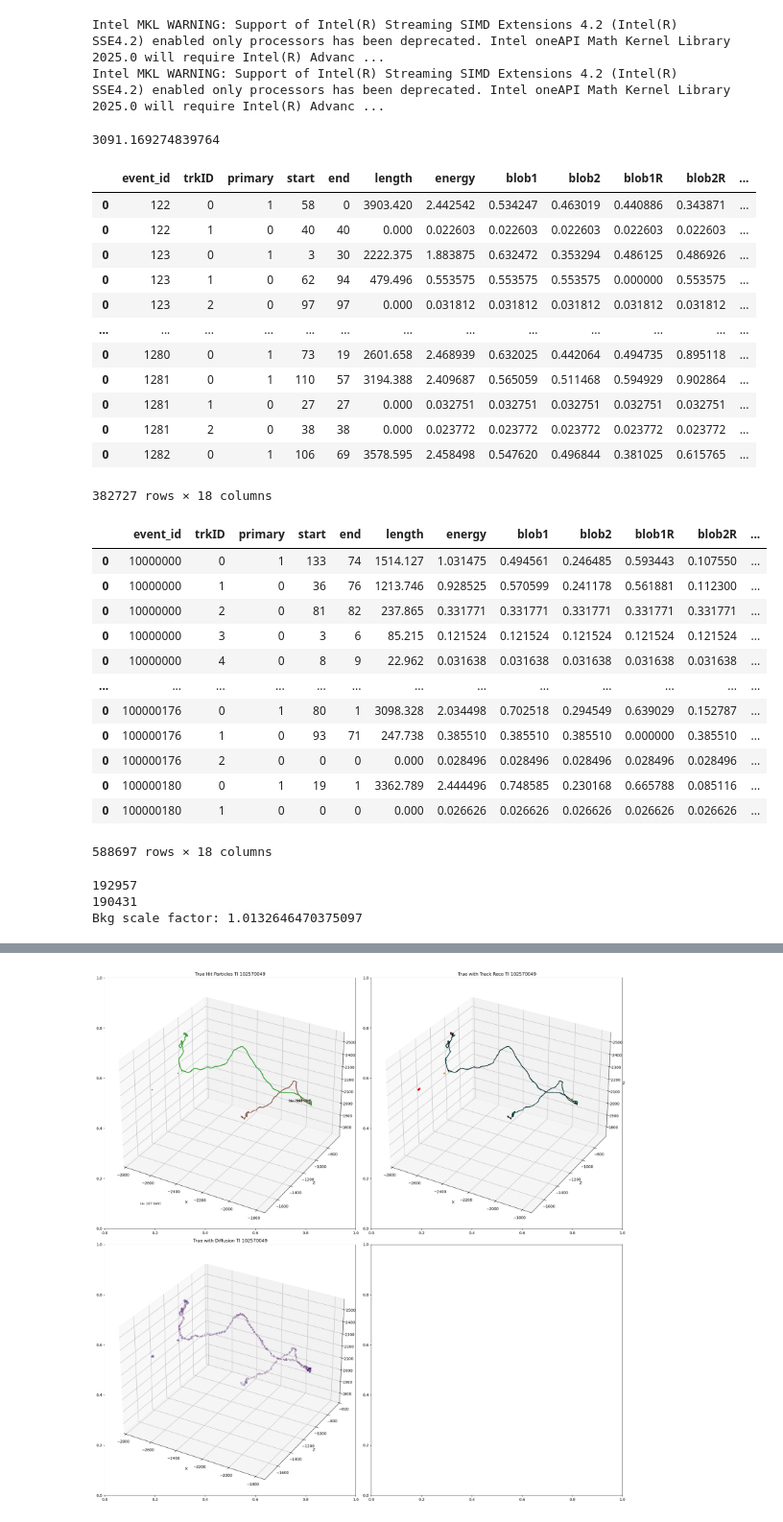
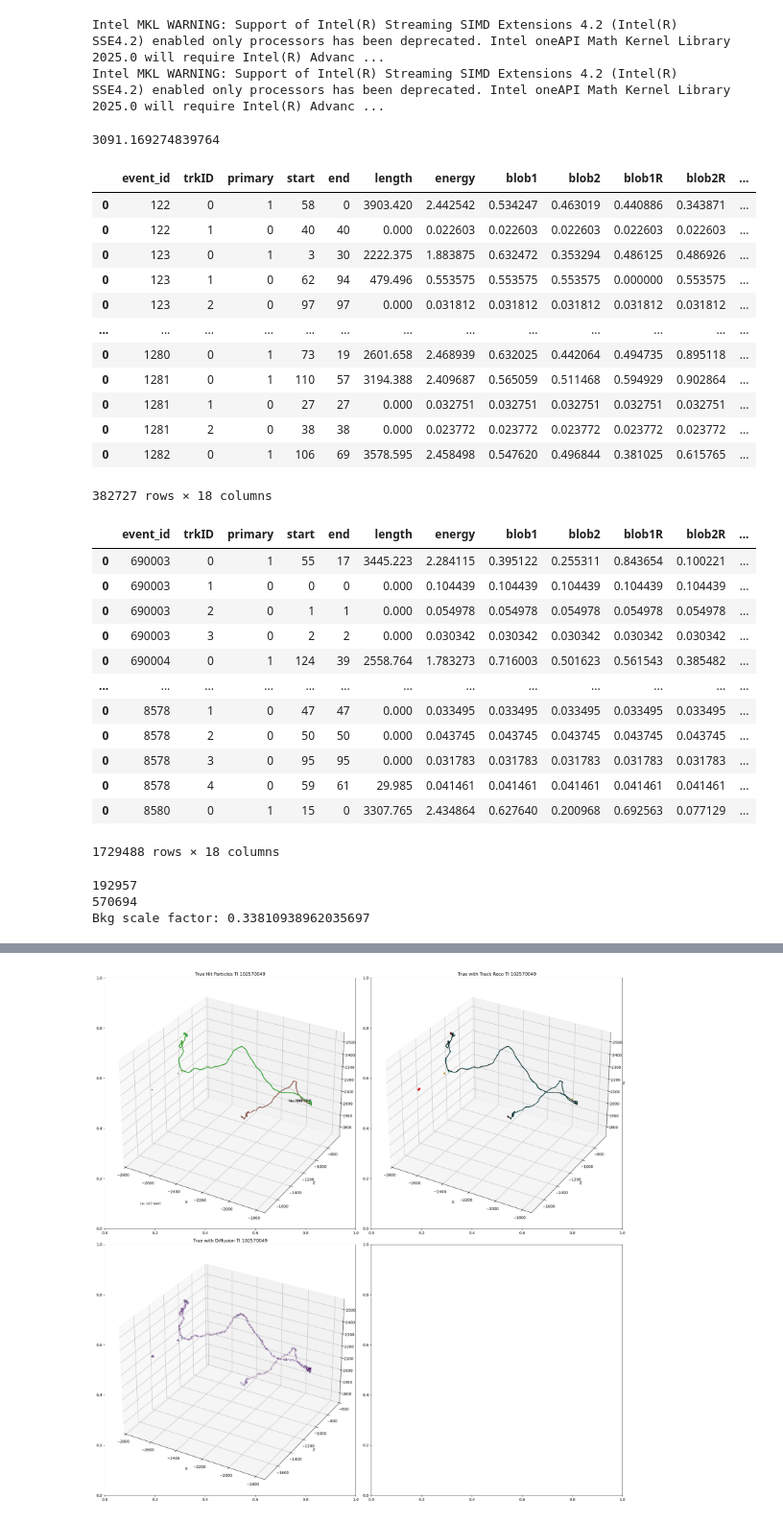
Before and after one commit to kvjmistry/ATPC, a Jupyter notebook: notebooks/TrackAnalysis.ipynb, the cells around one changed output, grey strips where cells are left out. Shown at 96% size. Saved outputs shown, nothing was run; the diff lists cells and outputs as text; code cells hidden in the pictures.

```diff
--- a/notebooks/TrackAnalysis.ipynb
+++ b/notebooks/TrackAnalysis.ipynb
@@ -46,8 +46,8 @@ Bi_meta["Type"] = "Bi"
 single_meta = pd.read_hdf(f"../data/Trackreco/ATPC_single_{pressure}bar_{diff}_reco.h5", "meta")
 single_meta["Type"] = "single"
 
-# Bkg_meta = pd.concat([Tl_meta, Bi_meta, single_meta])
-Bkg_meta = pd.concat([Bi_meta])
+Bkg_meta = pd.concat([Tl_meta, Bi_meta, single_meta])
+# Bkg_meta = pd.concat([Tl_meta])
 display(Bkg_meta)
 
 # ----------------------------------------------------------------------------------------------------
@@ -91,45 +91,45 @@ Single["Type"] = "single"
 #     connection_counts_Bi = pickle.load(pickle_file)
 
 # # Load Tl data
 # with open(tl_file, 'rb') as pickle_file:
 #     Tracks_Tl = pickle.load(pickle_file)
 #     connections_Tl = pickle.load(pickle_file)
 #     connection_counts_Tl = pickle.load(pickle_file)
 
 # # Merge dictionaries
 # Bkg_Tracks = {**Tracks_Bi, **Tracks_Tl}
 # Bkg_connections = {**connections_Bi, **connections_Tl}
 # Bkg_connection_counts = {**connection_counts_Bi, **connection_counts_Tl}
 
 # ----------------------------------------------------------------------------------------------------
 # %% [output]
 3091.169274839764
 |  | event_id | trkID | primary | start | end | length | energy | blob1 | blob2 | blob1R | blob2R | ... |
 | 0 | 122 | 0 | 1 | 58 | 0 | 3903.420 | 2.442542 | 0.534247 | 0.463019 | 0.440886 | 0.343871 | ... |
 | 0 | 122 | 1 | 0 | 40 | 40 | 0.000 | 0.022603 | 0.022603 | 0.022603 | 0.022603 | 0.022603 | ... |
 | 0 | 123 | 0 | 1 | 3 | 30 | 2222.375 | 1.883875 | 0.632472 | 0.353294 | 0.486125 | 0.486926 | ... |
 | 0 | 123 | 1 | 0 | 62 | 94 | 479.496 | 0.553575 | 0.553575 | 0.553575 | 0.000000 | 0.553575 | ... |
 | 0 | 123 | 2 | 0 | 97 | 97 | 0.000 | 0.031812 | 0.031812 | 0.031812 | 0.031812 | 0.031812 | ... |
 | ... | ... | ... | ... | ... | ... | ... | ... | ... | ... | ... | ... | ... |
 | 0 | 1280 | 0 | 1 | 73 | 19 | 2601.658 | 2.468939 | 0.632025 | 0.442064 | 0.494735 | 0.895118 | ... |
 | 0 | 1281 | 0 | 1 | 110 | 57 | 3194.388 | 2.409687 | 0.565059 | 0.511468 | 0.594929 | 0.902864 | ... |
 | 0 | 1281 | 1 | 0 | 27 | 27 | 0.000 | 0.032751 | 0.032751 | 0.032751 | 0.032751 | 0.032751 | ... |
 | 0 | 1281 | 2 | 0 | 38 | 38 | 0.000 | 0.023772 | 0.023772 | 0.023772 | 0.023772 | 0.023772 | ... |
 | 0 | 1282 | 0 | 1 | 106 | 69 | 3578.595 | 2.458498 | 0.547620 | 0.496844 | 0.381025 | 0.615765 | ... |
 382727 rows × 18 columns
 |  | event_id | trkID | primary | start | end | length | energy | blob1 | blob2 | blob1R | blob2R | ... |
-| 0 | 10000000 | 0 | 1 | 133 | 74 | 1514.127 | 1.031475 | 0.494561 | 0.246485 | 0.593443 | 0.107550 | ... |
-| 0 | 10000000 | 1 | 0 | 36 | 76 | 1213.746 | 0.928525 | 0.570599 | 0.241178 | 0.561881 | 0.112300 | ... |
-| 0 | 10000000 | 2 | 0 | 81 | 82 | 237.865 | 0.331771 | 0.331771 | 0.331771 | 0.331771 | 0.331771 | ... |
-| 0 | 10000000 | 3 | 0 | 3 | 6 | 85.215 | 0.121524 | 0.121524 | 0.121524 | 0.121524 | 0.121524 | ... |
-| 0 | 10000000 | 4 | 0 | 8 | 9 | 22.962 | 0.031638 | 0.031638 | 0.031638 | 0.031638 | 0.031638 | ... |
+| 0 | 690003 | 0 | 1 | 55 | 17 | 3445.223 | 2.284115 | 0.395122 | 0.255311 | 0.843654 | 0.100221 | ... |
+| 0 | 690003 | 1 | 0 | 0 | 0 | 0.000 | 0.104439 | 0.104439 | 0.104439 | 0.104439 | 0.104439 | ... |
+| 0 | 690003 | 2 | 0 | 1 | 1 | 0.000 | 0.054978 | 0.054978 | 0.054978 | 0.054978 | 0.054978 | ... |
+| 0 | 690003 | 3 | 0 | 2 | 2 | 0.000 | 0.030342 | 0.030342 | 0.030342 | 0.030342 | 0.030342 | ... |
+| 0 | 690004 | 0 | 1 | 124 | 39 | 2558.764 | 1.783273 | 0.716003 | 0.501623 | 0.561543 | 0.385482 | ... |
 | ... | ... | ... | ... | ... | ... | ... | ... | ... | ... | ... | ... | ... |
-| 0 | 100000176 | 0 | 1 | 80 | 1 | 3098.328 | 2.034498 | 0.702518 | 0.294549 | 0.639029 | 0.152787 | ... |
-| 0 | 100000176 | 1 | 0 | 93 | 71 | 247.738 | 0.385510 | 0.385510 | 0.385510 | 0.000000 | 0.385510 | ... |
-| 0 | 100000176 | 2 | 0 | 0 | 0 | 0.000 | 0.028496 | 0.028496 | 0.028496 | 0.028496 | 0.028496 | ... |
-| 0 | 100000180 | 0 | 1 | 19 | 1 | 3362.789 | 2.444496 | 0.748585 | 0.230168 | 0.665788 | 0.085116 | ... |
-| 0 | 100000180 | 1 | 0 | 0 | 0 | 0.000 | 0.026626 | 0.026626 | 0.026626 | 0.026626 | 0.026626 | ... |
+| 0 | 8578 | 1 | 0 | 47 | 47 | 0.000 | 0.033495 | 0.033495 | 0.033495 | 0.033495 | 0.033495 | ... |
+| 0 | 8578 | 2 | 0 | 50 | 50 | 0.000 | 0.043745 | 0.043745 | 0.043745 | 0.043745 | 0.043745 | ... |
+| 0 | 8578 | 3 | 0 | 95 | 95 | 0.000 | 0.031783 | 0.031783 | 0.031783 | 0.031783 | 0.031783 | ... |
+| 0 | 8578 | 4 | 0 | 59 | 61 | 29.985 | 0.041461 | 0.041461 | 0.041461 | 0.041461 | 0.041461 | ... |
+| 0 | 8580 | 0 | 1 | 15 | 0 | 3307.765 | 2.434864 | 0.627640 | 0.200968 | 0.692563 | 0.077129 | ... |
-588697 rows × 18 columns
+1729488 rows × 18 columns
 # %%
 nubb_events = len(nubb_meta.event_id.unique())
 Bkg_events = len(Bkg_meta.event_id.unique())
@@ -141,8 +141,8 @@ sf_bkg = nubb_events/Bkg_events
 print("Bkg scale factor:", sf_bkg)
 # %% [output]
 192957
-190431
-Bkg scale factor: 1.0132646470375097
+570694
+Bkg scale factor: 0.33810938962035697
 # %%
 # Plot some variables like number of tracks
 %matplotlib widget
```
Also changed, not shown: parts of 3 cells of this notebook, 6 other files.
